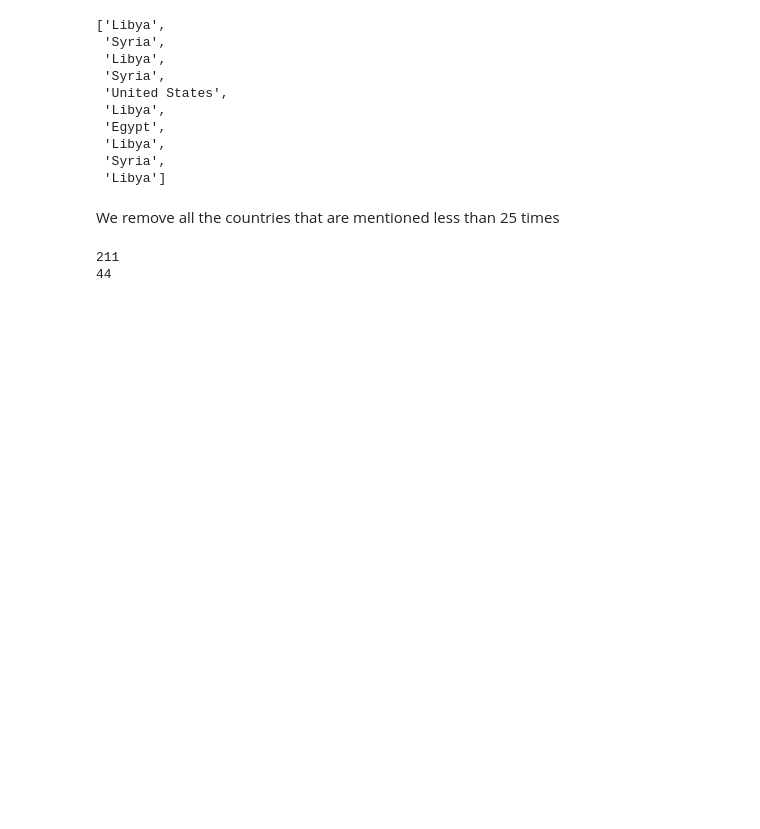
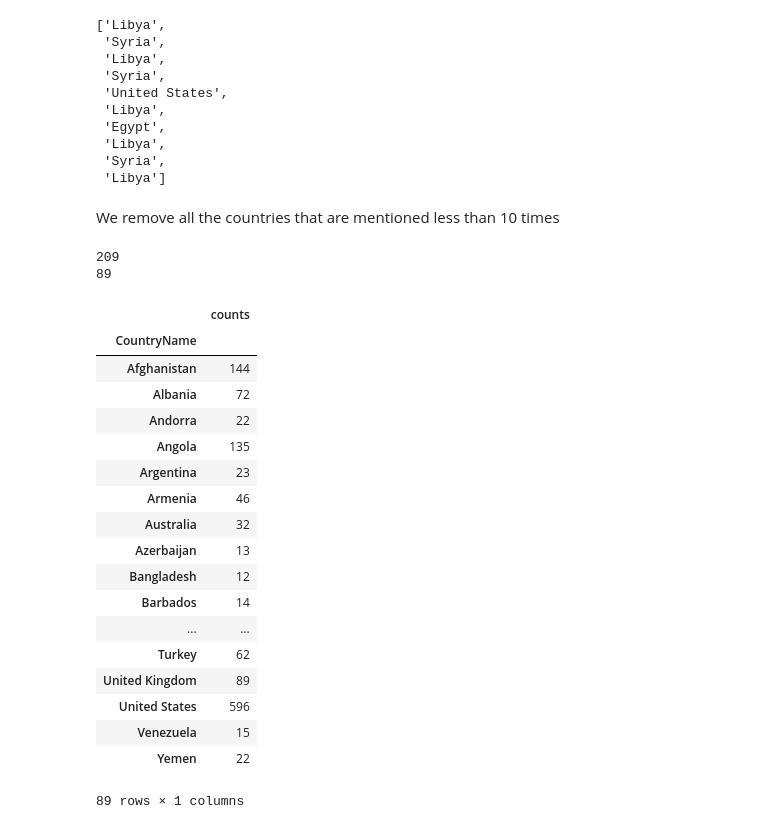
Before and after one commit to cipri-tom/Homework, a Jupyter notebook: 05 - Taming Text/taming text.ipynb, the cells around one changed output. Saved outputs shown, nothing was run; the diff lists cells and outputs as text; code cells hidden in the pictures; blank space fills up the shorter version.

```diff
--- a/05 - Taming Text/taming text.ipynb
+++ b/05 - Taming Text/taming text.ipynb
@@ -182,21 +182,3 @@ for country in countries:
         country.alpha_3 = 'UK'
 # %% [markdown]
 We define a function that for each email content will match the content to the countries that are mentioned in the email. We add acronyms to the stopwords because this list will otherwise be identified with a country.
-# %%
-def lookup_countries(content):
-    c = []
-    # transform content into tokens
-    tok = tokenizer.tokenize(content)
-    stop = stopwords.words('english') + ['re', 'fw', 'pm', 'am', 'com', 'fm', 'om', 'mr', 'ms', 'st', 'ben', 'cc', 'tv', 'guy'] + list(string.punctuation)
-    tok = [word for word in tok if word.lower() not in stop]
-    tok = [x.upper() for x in tok if x not in ['us']]
-    for i in range(0,len(tok)):
-        tok[i] = ''.join(ch for ch in tok[i]if ch not in '.')
-
-    # check if tokens correspond to countries
-    for country in countries:
-        if country.name.lower() in content.lower():
-            c.append(country.name)
-        if country.alpha_2 in tok or country.alpha_3 in tok:
-            c.append(country.name)
-    return list(set(c))
@@ -227,8 +258,8 @@ mails.iloc[6].content
 Let's take a look at the countries that are mentioned in the emails.
 # %%
 all_countries = []
-for c in mails['countries']:
-    all_countries = all_countries + c
+for c in mails_countries['countries']:
+    all_countries.extend(c)
 all_countries[:10]
 # %% [output]
 ['Libya',
@@ -242,13 +273,37 @@ all_countries[:10]
  'Syria',
  'Libya']
 # %% [markdown]
-We remove all the countries that are mentioned less than 25 times
+We remove all the countries that are mentioned less than 10 times
-# %%
-country_counts = pd.Series(all_countries).value_counts()
-print(country_counts.size)
-country_counts = country_counts[country_counts > 25]
-print(country_counts.size)
-# %% [output]
-211
-44
+# %%
+appearing_countries = pd.DataFrame(all_countries).groupby(0).size().rename('counts')
+print(appearing_countries.size)
+appearing_countries = appearing_countries[appearing_countries > 10]
+print(appearing_countries.size)
+# %% [output]
+209
+89
+# %%
+appearing_countries = pd.DataFrame(appearing_countries)
+appearing_countries.index.name = 'CountryName'
+appearing_countries
+# %% [output]
+|  | counts |
+| CountryName |  |
+| Afghanistan | 144 |
+| Albania | 72 |
+| Andorra | 22 |
+| Angola | 135 |
+| Argentina | 23 |
+| Armenia | 46 |
+| Australia | 32 |
+| Azerbaijan | 13 |
+| Bangladesh | 12 |
+| Barbados | 14 |
+| ... | ... |
+| Turkey | 62 |
+| United Kingdom | 89 |
+| United States | 596 |
+| Venezuela | 15 |
+| Yemen | 22 |
+89 rows × 1 columns
 # %%
```
Also changed, not shown: parts of 20 cells of this notebook.
